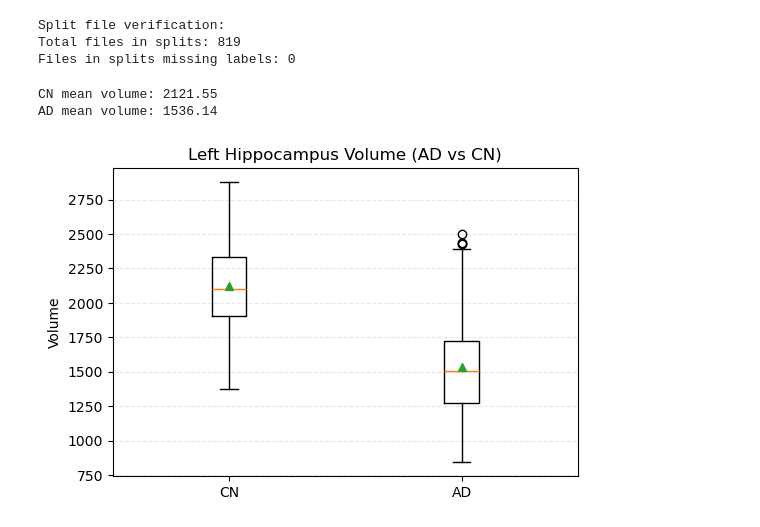
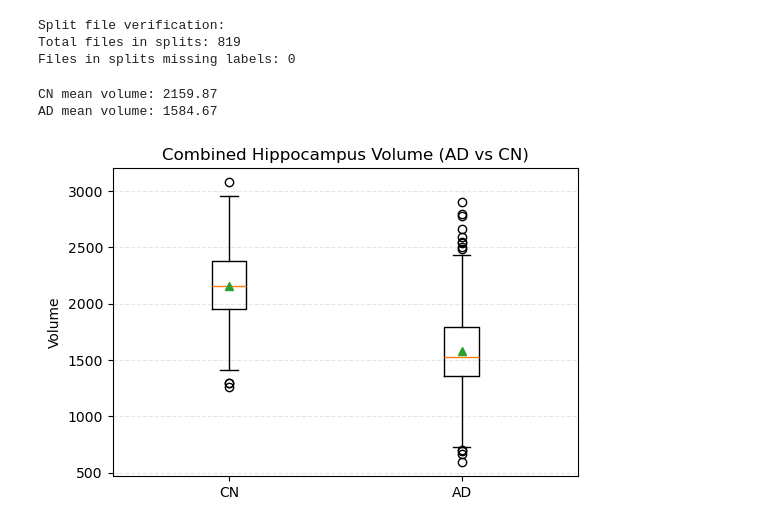
Before and after one commit to Jakaria08/Disentangle_Latent_Space_Deep_SDF, a Jupyter notebook: utils/label_creation.ipynb, the cells around one changed output. Cells and saved outputs as stored; diff of their text form; code cells hidden in the pictures.

```diff
--- a/utils/label_creation.ipynb
+++ b/utils/label_creation.ipynb
@@ -52,9 +52,9 @@ Metadata sample:
 3                 2057.5232                 4102.7428
 4                 2109.7690                 4123.0382
 # %%
-# Get all left hippocampus OBJ files
-obj_files = sorted([f.name for f in obj_dir.glob('*.obj') if 'left' in f.name.lower()])
-print(f"Found {len(obj_files)} left hippocampus OBJ files")
+# Get all combined hippocampus OBJ files
+obj_files = sorted([f.name for f in obj_dir.glob('*.obj') if 'combined' in f.name.lower()])
+print(f"Found {len(obj_files)} combined hippocampus OBJ files")
 print("\nSample filenames:")
 for i in range(min(5, len(obj_files))):
     print(obj_files[i])
@@ -70,15 +70,15 @@ ADNI_002_S_0413_MR_Hippocampal_Mask_Hi_20090630133440731_S22557_I146879_left.obj
 # %%
 # Extract subject_id and image_id from filename
-# Example: ADNI_002_S_0295_MR_Hippocampal_Mask_Hi_20080228111448800_S13408_I93328_left.obj
-# Pattern: ADNI_{subject_id}_MR_..._{series_id}_{image_id}_left.obj
+# Example: ADNI_002_S_0295_MR_Hippocampal_Mask_Hi_20080228111448800_S13408_I93328_combined.obj
+# Pattern: ADNI_{subject_id}_MR_..._{series_id}_{image_id}_combined.obj
 
 def parse_filename(filename):
     """
     Extract subject_id and image_id from ADNI filename.
     Returns (subject_id, image_id) or (None, None) if parsing fails.
     """
-    # Match pattern like: ADNI_002_S_0295_MR_..._I93328_left.obj
-    pattern = r'ADNI_(\d+_S_\d+)_.*_I(\d+)_left\.obj'
+    # Match pattern like: ADNI_002_S_0295_MR_..._I93328_combined.obj
+    pattern = r'ADNI_(\d+_S_\d+)_.*_I(\d+)_combined\.obj'
     match = re.search(pattern, filename)
 
     if match:
@@ -182,8 +182,8 @@ for fname in obj_files:
         volume = float('nan')
     else:
         volume_row = volume_match.iloc[0]
-        # Look for left hippocampus volume column
-        volume_col = [c for c in volume_df.columns if 'left' in c.lower() and 'hippo' in c.lower()]
+        # Look for combined hippocampus volume column
+        volume_col = [c for c in volume_df.columns if 'total' in c.lower() and 'hippo' in c.lower()]
         if len(volume_col) > 0:
             volume = volume_row.get(volume_col[0], float('nan'))
         else:
@@ -274,10 +274,10 @@ Volume mean: 1829.6
 # Cross-reference with split files to ensure all training/test files have labels
 import json
 
-split_dir = Path('../examples/splits/splits_left_hippocampus_ADNI_No_MCI')
-train_split_file = split_dir / 'train_split_left_hippocampus_adni_no_mci.json'
-test_split_file = split_dir / 'test_split_left_hippocampus_adni_no_mci.json'
-val_split_file = split_dir / 'val_split_left_hippocampus_adni_no_mci.json'
+split_dir = Path('../examples/splits/splits_combined_hippocampus_ADNI_No_MCI')
+train_split_file = split_dir / 'train_split_combined_hippocampus_adni_no_mci.json'
+test_split_file = split_dir / 'test_split_combined_hippocampus_adni_no_mci.json'
+val_split_file = split_dir / 'val_split_combined_hippocampus_adni_no_mci.json'
 
 if train_split_file.exists() and test_split_file.exists() and val_split_file.exists():
     with open(train_split_file, 'r') as f:
@@ -310,31 +310,31 @@ Split file verification:
 Total files in splits: 819
 Files in splits missing labels: 0
 # %%
-# AD vs CN left hippocampus volume summary and box plot
+# AD vs CN combined hippocampus volume summary and box plot
 import math
 import numpy as np
 import matplotlib.pyplot as plt
 
 loaded_labels = torch.load(output_path, map_location='cpu')
 vols_by_diag = {0: [], 1: []}  # 0=CN, 1=AD
 for v in loaded_labels.values():
     diag = int(v[0].item())
     vol = float(v[3].item())
     if diag in vols_by_diag and math.isfinite(vol):
         vols_by_diag[diag].append(vol)
 
 cn_mean = np.mean(vols_by_diag[0])
 ad_mean = np.mean(vols_by_diag[1])
 print(f"CN mean volume: {cn_mean:.2f}")
 print(f"AD mean volume: {ad_mean:.2f}")
 
 plt.figure(figsize=(6, 4))
 plt.boxplot([vols_by_diag[0], vols_by_diag[1]], labels=['CN', 'AD'], showmeans=True)
-plt.title('Left Hippocampus Volume (AD vs CN)')
+plt.title('Combined Hippocampus Volume (AD vs CN)')
 plt.ylabel('Volume')
 plt.grid(axis='y', linestyle='--', alpha=0.3)
 plt.show()
 # %% [output]
-CN mean volume: 2121.55
-AD mean volume: 1536.14
+CN mean volume: 2159.87
+AD mean volume: 1584.67
-[figure, old version]
+[figure, new version]
```
Also changed, not shown: parts of 10 cells of this notebook, 1 other file.
